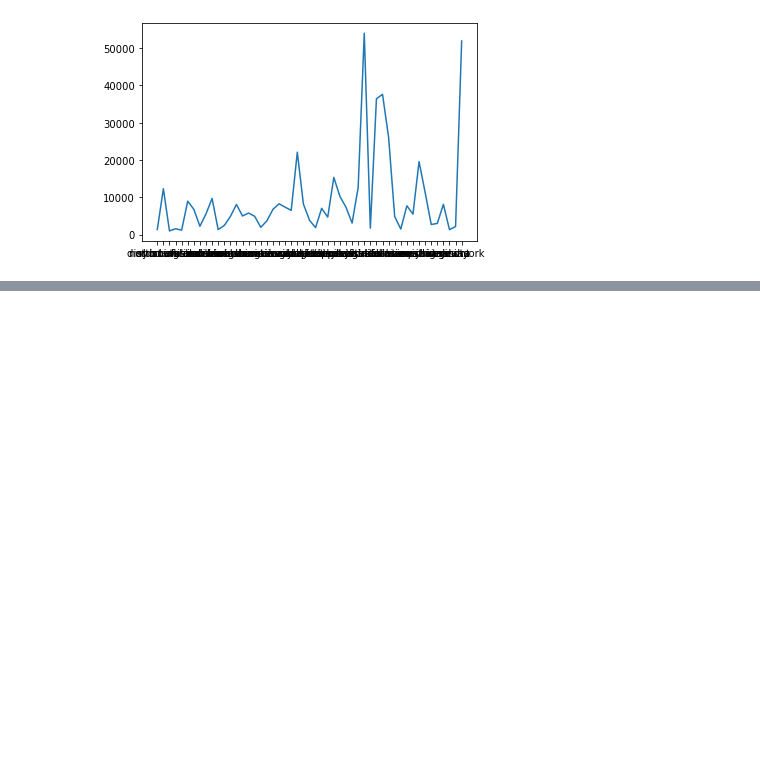
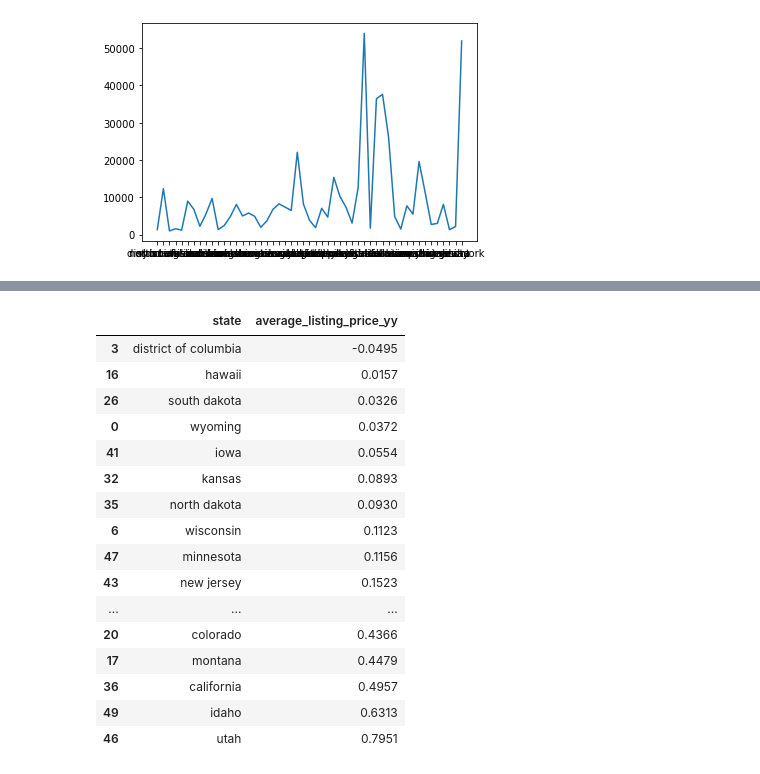
Before and after one commit to bdowd91/real_estate_data, a Jupyter notebook: file_exploration.ipynb, the cells around one changed output, grey strips where cells are left out. Drawn from its saved outputs; the diff is of its cells as text; code cells hidden in the pictures; blank space fills up the shorter version.

```diff
--- a/file_exploration.ipynb
+++ b/file_exploration.ipynb
@@ -52,0 +99,22 @@ plt.show()
+# %%
+# change in average listing price year over year
+# Only Washington DC had a decline in average listing price
+avg_list_y_over_y.sort_values(["average_listing_price_yy"])
+# %% [output]
+|  | state | average_listing_price_yy |
+| 3 | district of columbia | -0.0495 |
+| 16 | hawaii | 0.0157 |
+| 26 | south dakota | 0.0326 |
+| 0 | wyoming | 0.0372 |
+| 41 | iowa | 0.0554 |
+| 32 | kansas | 0.0893 |
+| 35 | north dakota | 0.0930 |
+| 6 | wisconsin | 0.1123 |
+| 47 | minnesota | 0.1156 |
+| 43 | new jersey | 0.1523 |
+| ... | ... | ... |
+| 20 | colorado | 0.4366 |
+| 17 | montana | 0.4479 |
+| 36 | california | 0.4957 |
+| 49 | idaho | 0.6313 |
+| 46 | utah | 0.7951 |
```
Also changed, not shown: parts of 7 cells of this notebook.
